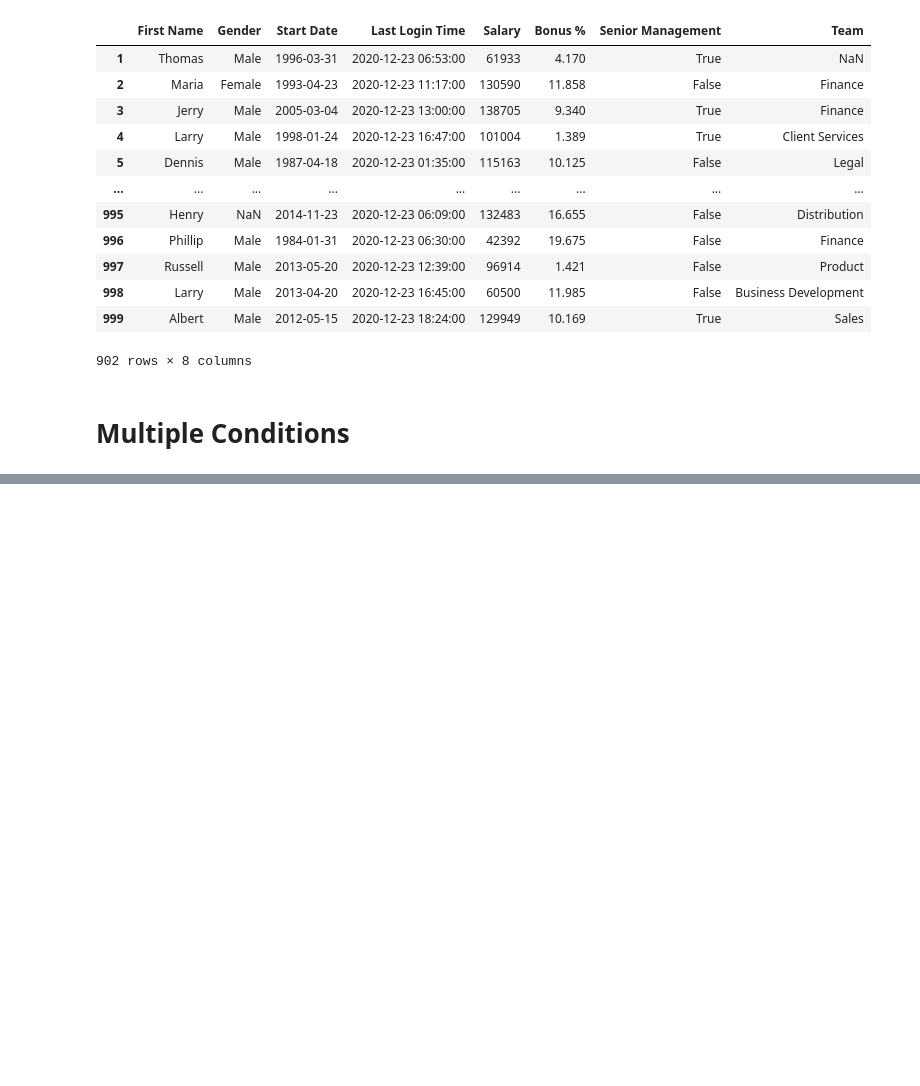
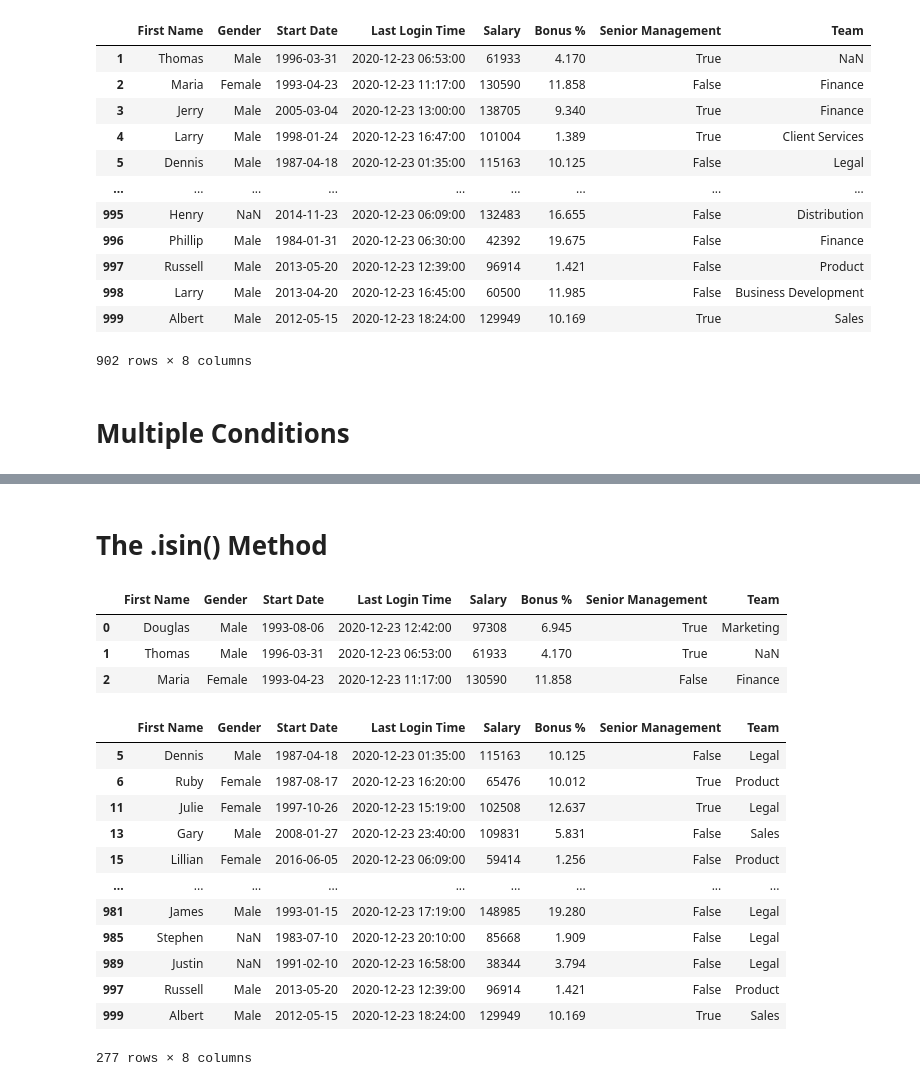
Before and after one commit to matt-c-knight/Udemy-data_analysis_pandas, a Jupyter notebook: DataFrames2.ipynb, the cells around one changed output, grey strips where cells are left out. Cells and saved outputs as stored; diff of their text form; code cells hidden in the pictures; blank space fills up the shorter version.

Commit message:
isin method

```diff
--- a/DataFrames2.ipynb
+++ b/DataFrames2.ipynb
@@ -231,0 +281,30 @@ df[df.Team != 'Marketing']
+# %% [markdown]
+# The .isin() Method
+# %%
+df.head(3)
+# %% [output]
+|  | First Name | Gender | Start Date | Last Login Time | Salary | Bonus % | Senior Management | Team |
+| 0 | Douglas | Male | 1993-08-06 | 2020-12-23 12:42:00 | 97308 | 6.945 | True | Marketing |
+| 1 | Thomas | Male | 1996-03-31 | 2020-12-23 06:53:00 | 61933 | 4.170 | True | NaN |
+| 2 | Maria | Female | 1993-04-23 | 2020-12-23 11:17:00 | 130590 | 11.858 | False | Finance |
+# %%
+#All the rows where the value in Team column is legal, sales, or product
+mask1 = df['Team'] == 'Legal'
+mask2 = df['Team'] == 'Sales'
+mask3 = df['Team'] == 'Product'
+# %%
+df[mask1 | mask2 | mask3]
+# %% [output]
+|  | First Name | Gender | Start Date | Last Login Time | Salary | Bonus % | Senior Management | Team |
+| 5 | Dennis | Male | 1987-04-18 | 2020-12-23 01:35:00 | 115163 | 10.125 | False | Legal |
+| 6 | Ruby | Female | 1987-08-17 | 2020-12-23 16:20:00 | 65476 | 10.012 | True | Product |
+| 11 | Julie | Female | 1997-10-26 | 2020-12-23 15:19:00 | 102508 | 12.637 | True | Legal |
+| 13 | Gary | Male | 2008-01-27 | 2020-12-23 23:40:00 | 109831 | 5.831 | False | Sales |
+| 15 | Lillian | Female | 2016-06-05 | 2020-12-23 06:09:00 | 59414 | 1.256 | False | Product |
+| ... | ... | ... | ... | ... | ... | ... | ... | ... |
+| 981 | James | Male | 1993-01-15 | 2020-12-23 17:19:00 | 148985 | 19.280 | False | Legal |
+| 985 | Stephen | NaN | 1983-07-10 | 2020-12-23 20:10:00 | 85668 | 1.909 | False | Legal |
+| 989 | Justin | NaN | 1991-02-10 | 2020-12-23 16:58:00 | 38344 | 3.794 | False | Legal |
+| 997 | Russell | Male | 2013-05-20 | 2020-12-23 12:39:00 | 96914 | 1.421 | False | Product |
+| 999 | Albert | Male | 2012-05-15 | 2020-12-23 18:24:00 | 129949 | 10.169 | True | Sales |
+277 rows × 8 columns
```
Also changed, not shown: parts of 4 cells of this notebook.
